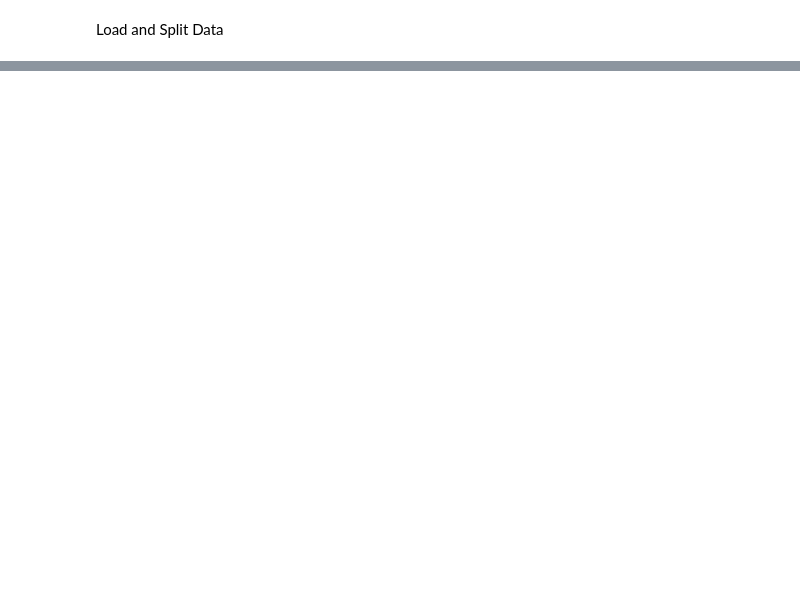
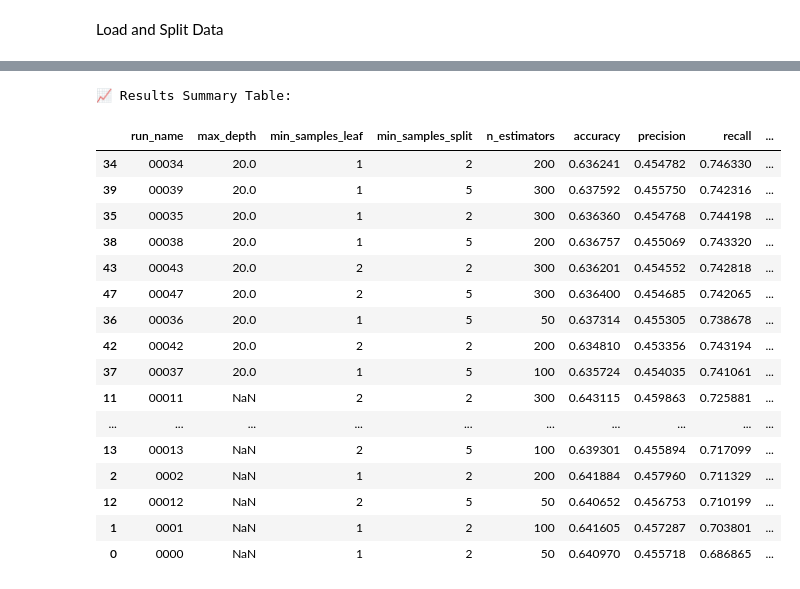
Before and after one commit to Pradishan/wso2-AI-Tool, a Jupyter notebook: statistical-model/random_forest.ipynb, the cells around one changed output, grey strips where cells are left out. Saved outputs shown, nothing was run; the diff lists cells and outputs as text; code cells hidden in the pictures; blank space fills up the shorter version.

```diff
--- a/statistical-model/random_forest.ipynb
+++ b/statistical-model/random_forest.ipynb
@@ -204,0 +288,24 @@ KeyboardInterrupt:
+# %%
+print("\n--- Starting Hyperparameter Search ---")
+
+base_log_dir = os.path.join(os.getcwd(), "logs", "runs", "random_forest_smote_tomek")
+results_list = []
+
+for i, params in enumerate(tqdm(grid, desc="Training Models")):
+    run_name = f"000{i}"
+    log_dir = os.path.join(base_log_dir, run_name)
+
+    # 1. Train and evaluate the model
+    # Note the correction: X_train_resampled, not X_train_t_resampled
+    model, metrics = train_and_evaluate(params, X_train_t_resampled, y_train_t_resampled, X_test, y_test)
+
+    # 2. Log everything to TensorBoard for this run
+    log_to_tensorboard(log_dir, params, metrics, model, X_train_t_resampled.columns)
+
+    # 3. Store results for the final summary table
+    run_results = {'run_name': run_name, **params, **metrics}
+    results_list.append(run_results)
+
+print("\n--- Hyperparameter Search Complete ---")
+print(f"Log directory: {base_log_dir}")
+print(f"To view results, run: tensorboard --logdir \"{base_log_dir}\"")
@@ -204,0 +317,25 @@ KeyboardInterrupt:
+# %%
+# --- Display the final results table ---
+print("\n📈 Results Summary Table:\n")
+results_df = pd.DataFrame(results_list).sort_values(by='f1', ascending=False)
+results_df.to_csv(os.path.join(base_log_dir, "summary_results.csv"), index=False)
+results_df
+# %% [output]
+📈 Results Summary Table:
+|  | run_name | max_depth | min_samples_leaf | min_samples_split | n_estimators | accuracy | precision | recall | ... |
+| 34 | 00034 | 20.0 | 1 | 2 | 200 | 0.636241 | 0.454782 | 0.746330 | ... |
+| 39 | 00039 | 20.0 | 1 | 5 | 300 | 0.637592 | 0.455750 | 0.742316 | ... |
+| 35 | 00035 | 20.0 | 1 | 2 | 300 | 0.636360 | 0.454768 | 0.744198 | ... |
+| 38 | 00038 | 20.0 | 1 | 5 | 200 | 0.636757 | 0.455069 | 0.743320 | ... |
+| 43 | 00043 | 20.0 | 2 | 2 | 300 | 0.636201 | 0.454552 | 0.742818 | ... |
+| 47 | 00047 | 20.0 | 2 | 5 | 300 | 0.636400 | 0.454685 | 0.742065 | ... |
+| 36 | 00036 | 20.0 | 1 | 5 | 50 | 0.637314 | 0.455305 | 0.738678 | ... |
+| 42 | 00042 | 20.0 | 2 | 2 | 200 | 0.634810 | 0.453356 | 0.743194 | ... |
+| 37 | 00037 | 20.0 | 1 | 5 | 100 | 0.635724 | 0.454035 | 0.741061 | ... |
+| 11 | 00011 | NaN | 2 | 2 | 300 | 0.643115 | 0.459863 | 0.725881 | ... |
+| ... | ... | ... | ... | ... | ... | ... | ... | ... | ... |
+| 13 | 00013 | NaN | 2 | 5 | 100 | 0.639301 | 0.455894 | 0.717099 | ... |
+| 2 | 0002 | NaN | 1 | 2 | 200 | 0.641884 | 0.457960 | 0.711329 | ... |
+| 12 | 00012 | NaN | 2 | 5 | 50 | 0.640652 | 0.456753 | 0.710199 | ... |
+| 1 | 0001 | NaN | 1 | 2 | 100 | 0.641605 | 0.457287 | 0.703801 | ... |
+| 0 | 0000 | NaN | 1 | 2 | 50 | 0.640970 | 0.455718 | 0.686865 | ... |
```
Also changed, not shown: parts of 17 cells of this notebook, 3 other files.
